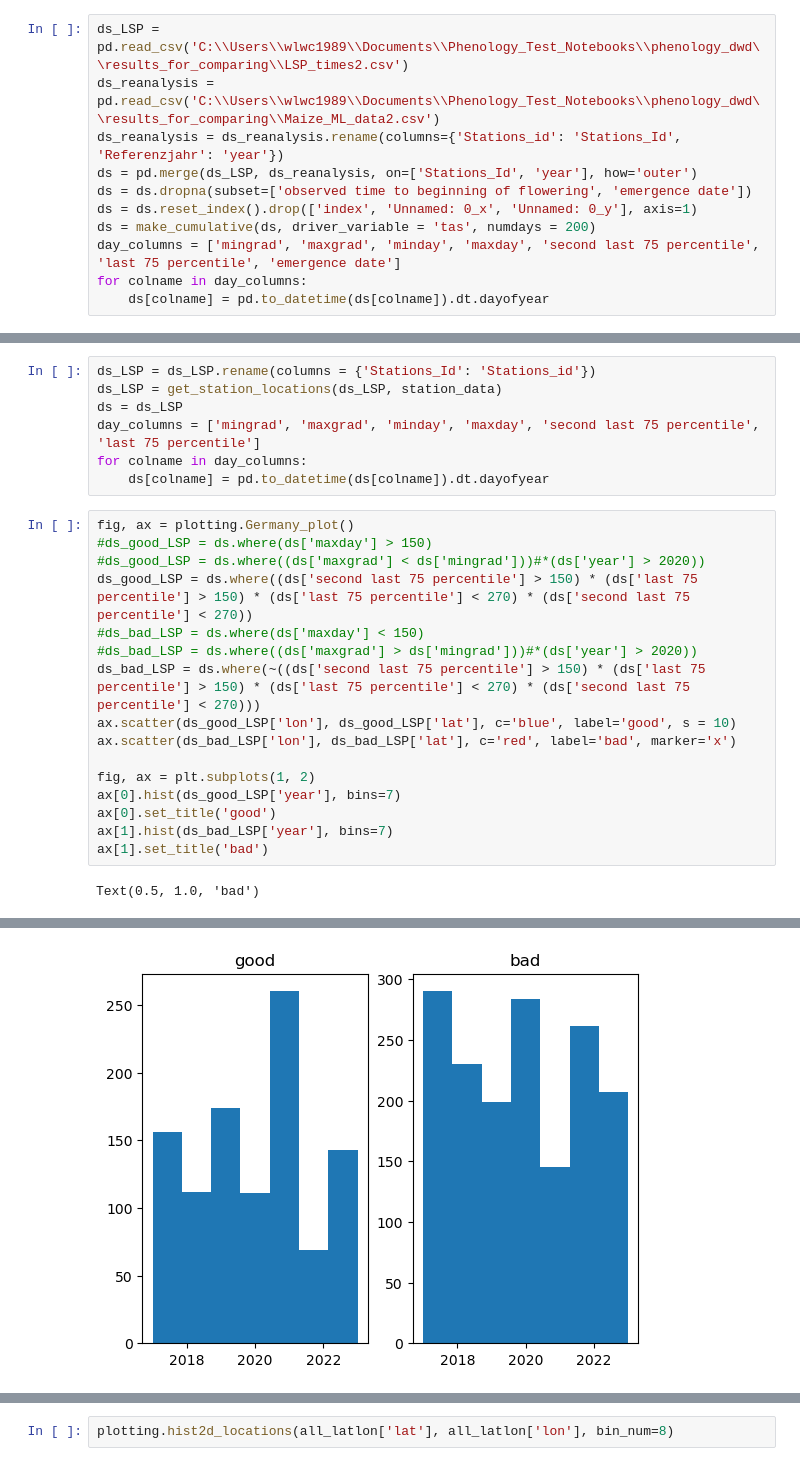
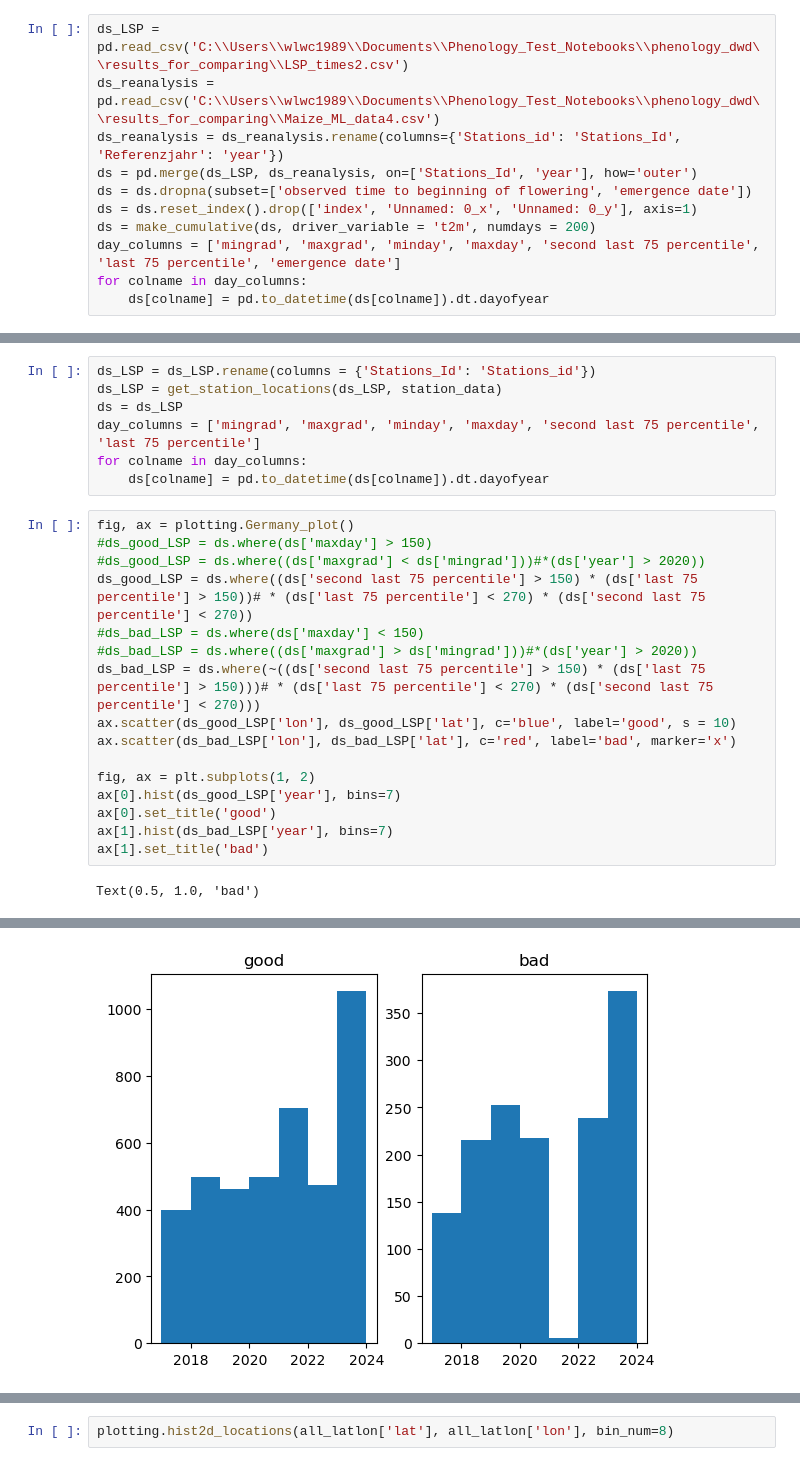
Before and after one commit to MartinP556/ML_algorithms, a Jupyter notebook: ML_Practise.ipynb, the cells around one changed output, grey strips where cells are left out. Drawn from its saved outputs; the diff is of its cells as text.

```diff
--- a/ML_Practise.ipynb
+++ b/ML_Practise.ipynb
@@ -82,11 +85,11 @@ def get_station_locations(dataset, ds_stations):
 # %%
 ds_LSP = pd.read_csv('C:\\Users\\wlwc1989\\Documents\\Phenology_Test_Notebooks\\phenology_dwd\\results_for_comparing\\LSP_times2.csv')
-ds_reanalysis = pd.read_csv('C:\\Users\\wlwc1989\\Documents\\Phenology_Test_Notebooks\\phenology_dwd\\results_for_comparing\\Maize_ML_data2.csv')
+ds_reanalysis = pd.read_csv('C:\\Users\\wlwc1989\\Documents\\Phenology_Test_Notebooks\\phenology_dwd\\results_for_comparing\\Maize_ML_data4.csv')
 ds_reanalysis = ds_reanalysis.rename(columns={'Stations_id': 'Stations_Id', 'Referenzjahr': 'year'})
 ds = pd.merge(ds_LSP, ds_reanalysis, on=['Stations_Id', 'year'], how='outer')
 ds = ds.dropna(subset=['observed time to beginning of flowering', 'emergence date'])
 ds = ds.reset_index().drop(['index', 'Unnamed: 0_x', 'Unnamed: 0_y'], axis=1)
-ds = make_cumulative(ds, driver_variable = 'tas', numdays = 200)
+ds = make_cumulative(ds, driver_variable = 't2m', numdays = 200)
 day_columns = ['mingrad', 'maxgrad', 'minday', 'maxday', 'second last 75 percentile', 'last 75 percentile', 'emergence date']
 for colname in day_columns:
     ds[colname] = pd.to_datetime(ds[colname]).dt.dayofyear
@@ -107,10 +110,10 @@ for colname in day_columns:
 fig, ax = plotting.Germany_plot()
 #ds_good_LSP = ds.where(ds['maxday'] > 150)
 #ds_good_LSP = ds.where((ds['maxgrad'] < ds['mingrad']))#*(ds['year'] > 2020))
-ds_good_LSP = ds.where((ds['second last 75 percentile'] > 150) * (ds['last 75 percentile'] > 150) * (ds['last 75 percentile'] < 270) * (ds['second last 75 percentile'] < 270))
+ds_good_LSP = ds.where((ds['second last 75 percentile'] > 150) * (ds['last 75 percentile'] > 150))# * (ds['last 75 percentile'] < 270) * (ds['second last 75 percentile'] < 270))
 #ds_bad_LSP = ds.where(ds['maxday'] < 150)
 #ds_bad_LSP = ds.where((ds['maxgrad'] > ds['mingrad']))#*(ds['year'] > 2020))
-ds_bad_LSP = ds.where(~((ds['second last 75 percentile'] > 150) * (ds['last 75 percentile'] > 150) * (ds['last 75 percentile'] < 270) * (ds['second last 75 percentile'] < 270)))
+ds_bad_LSP = ds.where(~((ds['second last 75 percentile'] > 150) * (ds['last 75 percentile'] > 150)))# * (ds['last 75 percentile'] < 270) * (ds['second last 75 percentile'] < 270)))
 ax.scatter(ds_good_LSP['lon'], ds_good_LSP['lat'], c='blue', label='good', s = 10)
 ax.scatter(ds_bad_LSP['lon'], ds_bad_LSP['lat'], c='red', label='bad', marker='x')
 
@@ -125,2 +128,2 @@ Text(0.5, 1.0, 'bad')
-[figure, old version]
+[figure, new version]
 # %%
```
Also changed, not shown: parts of 12 cells of this notebook.
